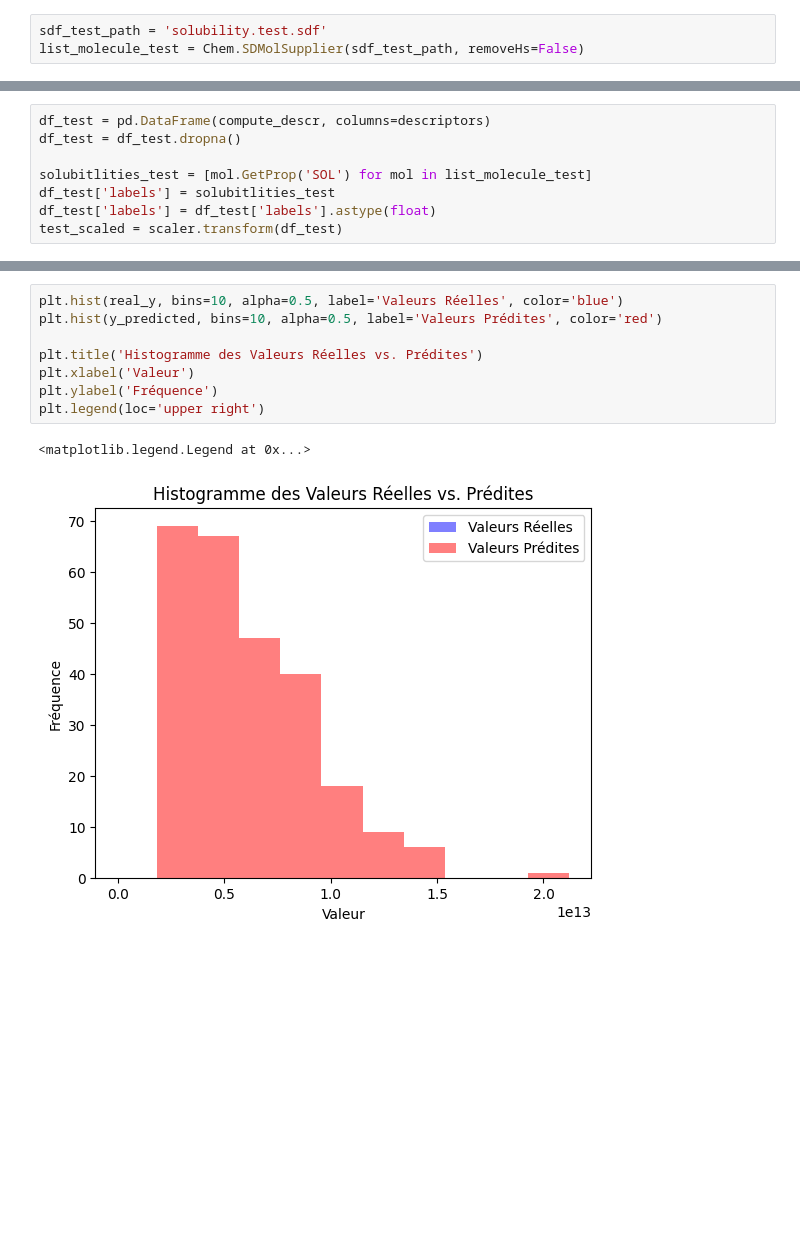
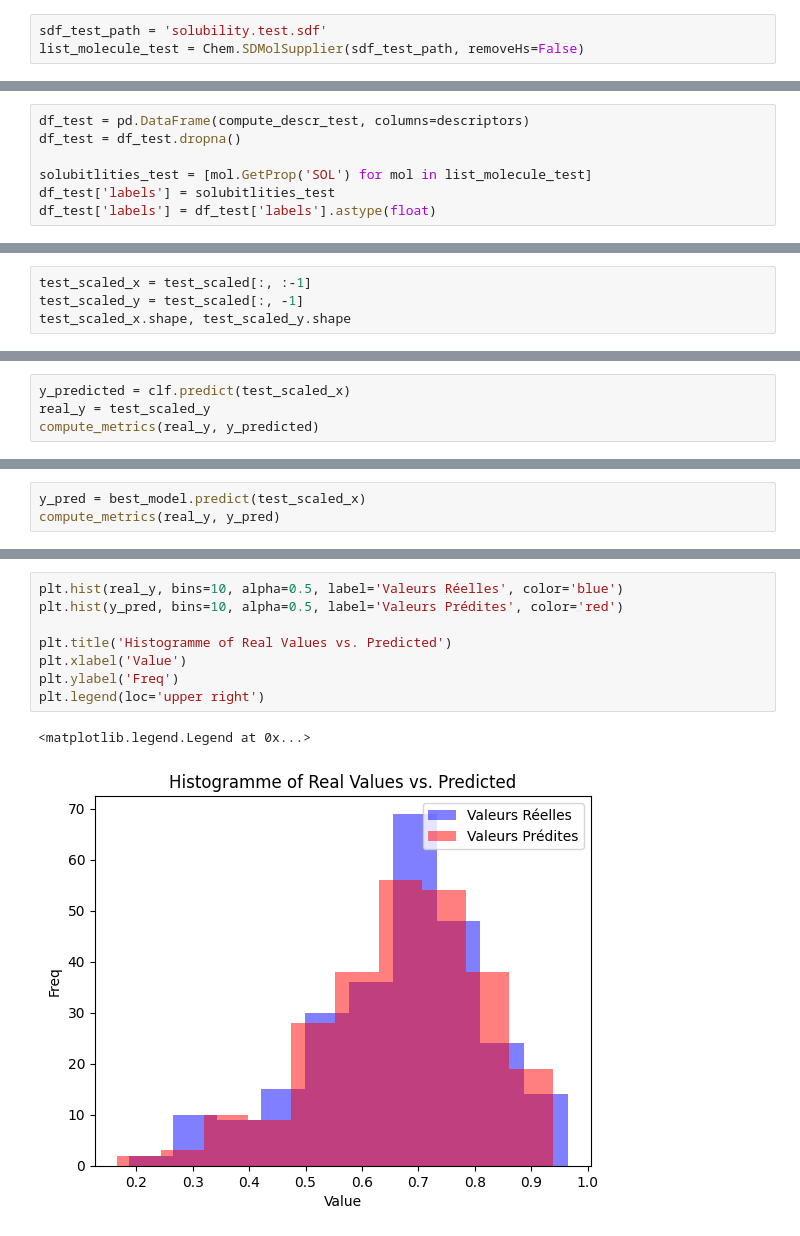
Before and after one commit to Ekliipce/Machine-Learning-for-Biomedical, a Jupyter notebook: molecules/Molecules_representations.ipynb, the cells around one changed output, grey strips where cells are left out. Cells and saved outputs as stored; diff of their text form; blank space fills up the shorter version.

Commit message:
train and test with xgboost

```diff
--- a/molecules/Molecules_representations.ipynb
+++ b/molecules/Molecules_representations.ipynb
@@ -454,8 +499,7 @@ compute_descr = list(map(calculate_descriptors, list_molecule_test))
 # %%
-df_test = pd.DataFrame(compute_descr, columns=descriptors)
+df_test = pd.DataFrame(compute_descr_test, columns=descriptors)
 df_test = df_test.dropna()
 
 solubitlities_test = [mol.GetProp('SOL') for mol in list_molecule_test]
 df_test['labels'] = solubitlities_test
 df_test['labels'] = df_test['labels'].astype(float)
-test_scaled = scaler.transform(df_test)
@@ -464,0 +525,4 @@ real_y = df_test['labels']
+# %%
+test_scaled_x = test_scaled[:, :-1]
+test_scaled_y = test_scaled[:, -1]
+test_scaled_x.shape, test_scaled_y.shape
@@ -464,0 +535,4 @@ real_y = df_test['labels']
+# %%
+y_predicted = clf.predict(test_scaled_x)
+real_y = test_scaled_y
+compute_metrics(real_y, y_predicted)
@@ -464,0 +548,3 @@ real_y = df_test['labels']
+# %%
+y_pred = best_model.predict(test_scaled_x)
+compute_metrics(real_y, y_pred)
@@ -465,11 +566,11 @@ real_y = df_test['labels']
 # %%
 plt.hist(real_y, bins=10, alpha=0.5, label='Valeurs Réelles', color='blue')
-plt.hist(y_predicted, bins=10, alpha=0.5, label='Valeurs Prédites', color='red')
+plt.hist(y_pred, bins=10, alpha=0.5, label='Valeurs Prédites', color='red')
 
-plt.title('Histogramme des Valeurs Réelles vs. Prédites')
-plt.xlabel('Valeur')
-plt.ylabel('Fréquence')
+plt.title('Histogramme of Real Values vs. Predicted')
+plt.xlabel('Value')
+plt.ylabel('Freq')
 plt.legend(loc='upper right')
 # %% [output]
 <matplotlib.legend.Legend at 0x...>
-[figure, old version]
+[figure, new version]
```
Also changed, not shown: parts of 61 cells of this notebook.
